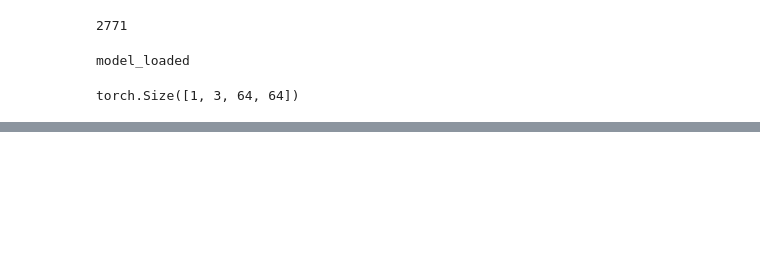
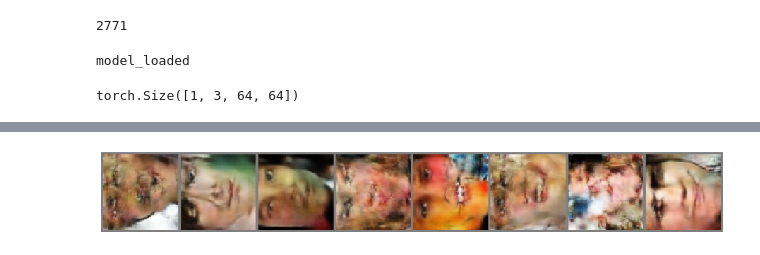
Before and after one commit to hslrock/Disentangle, a Jupyter notebook: main2.ipynb, the cells around one changed output, grey strips where cells are left out. Cells and saved outputs as stored; diff of their text form; code cells hidden in the pictures; blank space fills up the shorter version.

```diff
--- a/main2.ipynb
+++ b/main2.ipynb
@@ -381,0 +389,8 @@ Elapsed Time:  901.4698362747828
+# %%
+torch.save(Encoder,'Encoder_64batch.h')
+torch.save(Decoder,'Decoder_64batch.h')
+torch.save(Discriminator_feature,'Discriminator_feature_64batch.h')
+torch.save(Discriminator_reconstruct,'Discriminator_reconstruct_64batch.h')
+eval_generate(Decoder,8)
+# %% [output]
+[figure, added]
```
Also changed, not shown: parts of 4 cells of this notebook, 1 other file.
